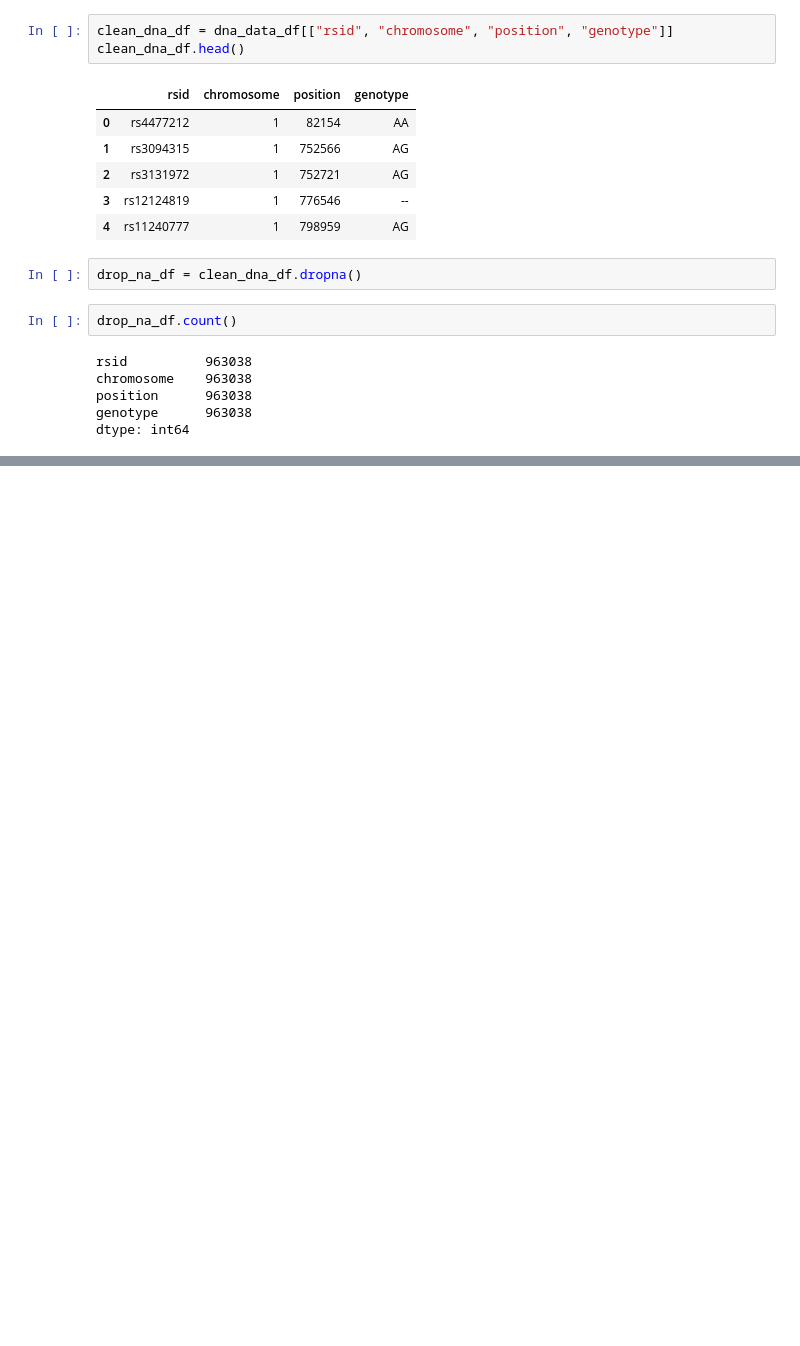
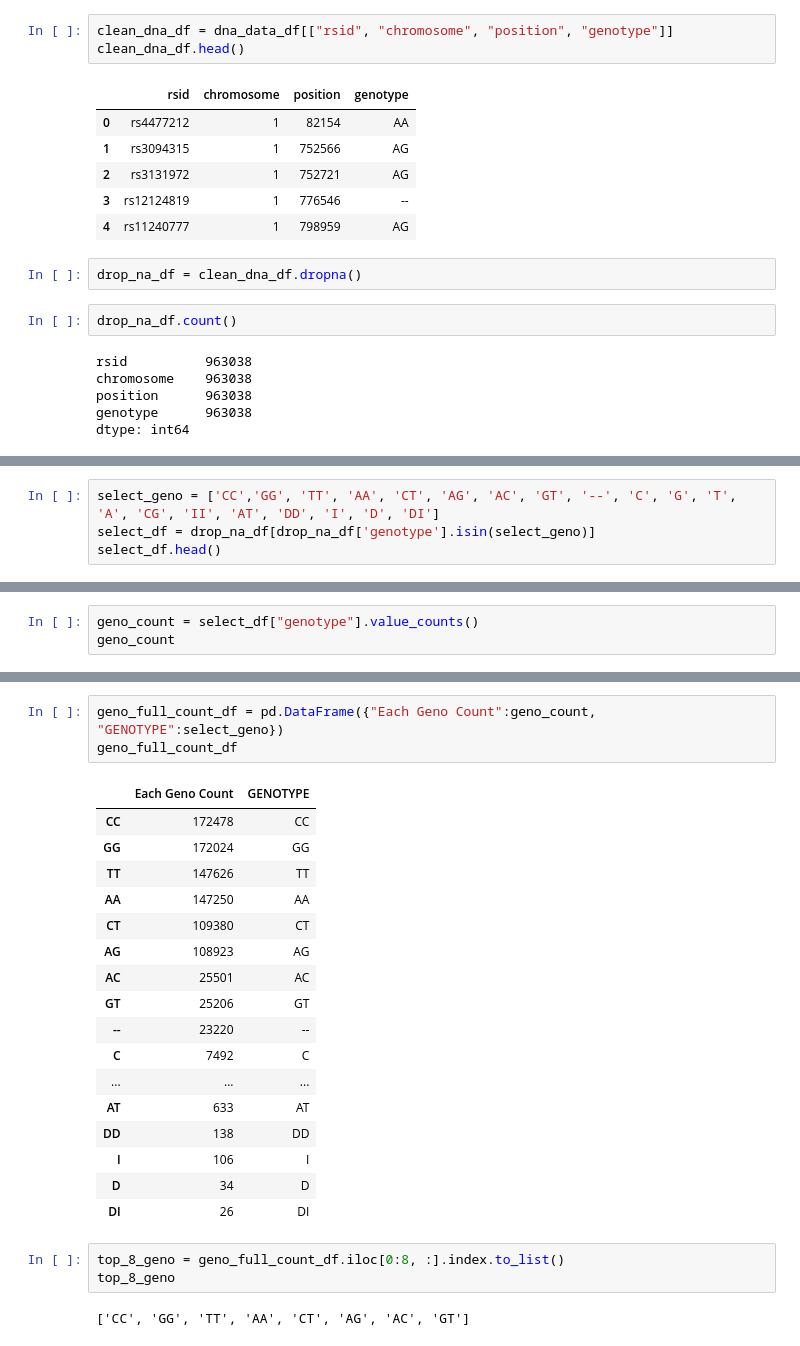
Before and after one commit to m-duval/genome_project, a Jupyter notebook: duval_dna.ipynb, the cells around one changed output, grey strips where cells are left out. Drawn from its saved outputs; the diff is of its cells as text; blank space fills up the shorter version.

```diff
--- a/duval_dna.ipynb
+++ b/duval_dna.ipynb
@@ -36,0 +70,4 @@ dtype: int64
+# %%
+select_geno = ['CC','GG', 'TT', 'AA', 'CT', 'AG', 'AC', 'GT', '--', 'C', 'G', 'T', 'A', 'CG', 'II', 'AT', 'DD', 'I', 'D', 'DI']
+select_df = drop_na_df[drop_na_df['genotype'].isin(select_geno)]
+select_df.head()
@@ -36,0 +81,3 @@ dtype: int64
+# %%
+geno_count = select_df["genotype"].value_counts()
+geno_count
@@ -36,0 +102,26 @@ dtype: int64
+# %%
+geno_full_count_df = pd.DataFrame({"Each Geno Count":geno_count, "GENOTYPE":select_geno})
+geno_full_count_df
+# %% [output]
+|  | Each Geno Count | GENOTYPE |
+| CC | 172478 | CC |
+| GG | 172024 | GG |
+| TT | 147626 | TT |
+| AA | 147250 | AA |
+| CT | 109380 | CT |
+| AG | 108923 | AG |
+| AC | 25501 | AC |
+| GT | 25206 | GT |
+| -- | 23220 | -- |
+| C | 7492 | C |
+| ... | ... | ... |
+| AT | 633 | AT |
+| DD | 138 | DD |
+| I | 106 | I |
+| D | 34 | D |
+| DI | 26 | DI |
+# %%
+top_8_geno = geno_full_count_df.iloc[0:8, :].index.to_list()
+top_8_geno
+# %% [output]
+['CC', 'GG', 'TT', 'AA', 'CT', 'AG', 'AC', 'GT']
```
Also changed, not shown: parts of 10 cells of this notebook.
